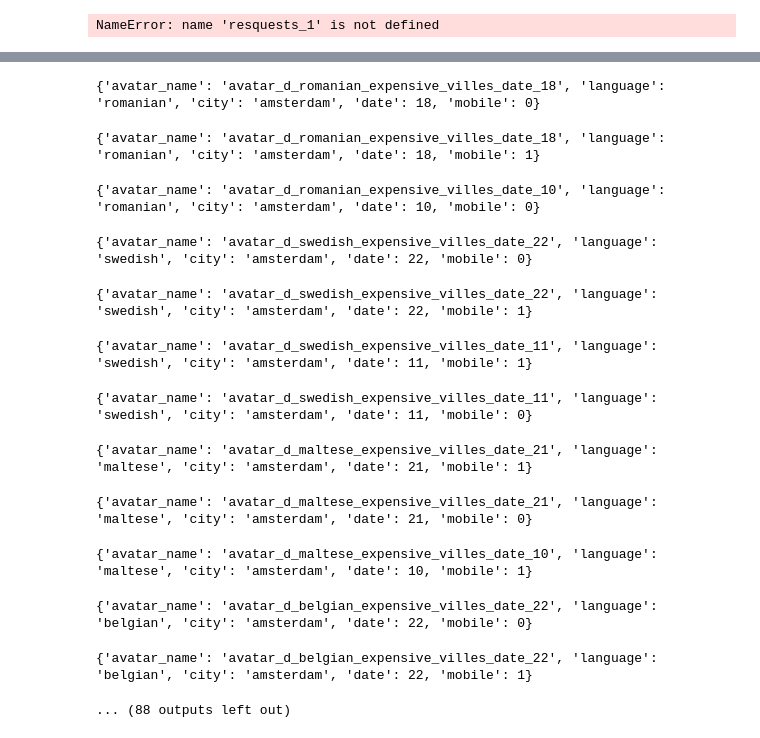
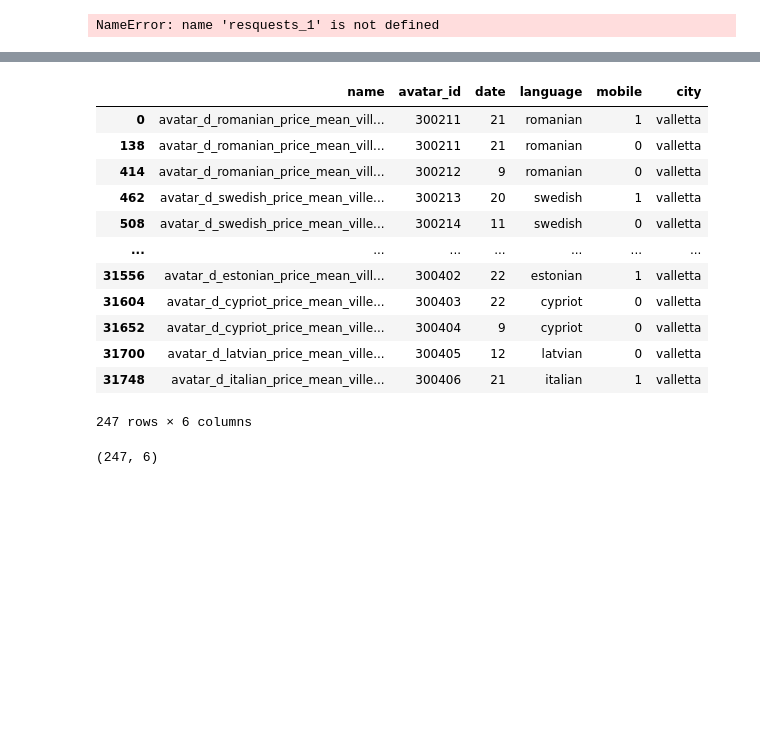
Before and after one commit to EliseBcl/D-fi_IA_2023, a Jupyter notebook: defi_ia_2023.ipynb, the cells around one changed output, grey strips where cells are left out. Drawn from its saved outputs; the diff is of its cells as text; code cells hidden in the pictures; blank space fills up the shorter version.

```diff
--- a/defi_ia_2023.ipynb
+++ b/defi_ia_2023.ipynb
@@ -1237,45 +1126,22 @@ display(sub_matrix_7_part2)
-# %%
-cities_expensive = ['paris', 'copenhagen', 'amsterdam']
-cities_cheap = ['sofia', 'vilnius', 'madrid']
-cities_price_mean = ['valletta', 'rome', 'vienna']
-date_list = [20,10]
-
-matrix_avatar = pd.DataFrame([],columns = ['avatar_id', 'name'])
-pricing_requests = []
-compteur = 0
-
-for i in range(visualisation.shape[0]):
-
-    params = {"avatar_name": visualisation.iloc[i]['name'] ,
-                "language": visualisation.iloc[i]['language'],
-                "city": cities_expensive[2]  ,
-                "date": visualisation.iloc[i]['date'] ,
-                "mobile": visualisation.iloc[i]['mobile'],
-                }
-    print(params)
-
-    r1 = requests.get(path(f"pricing/{user_id}"), params=params)
-    pricing_requests.append(pd.DataFrame(r1.json()['prices']).assign(**r1.json()['request']))
-    df_tmp = pd.DataFrame([(r1.json()['request']['avatar_id'],name)], columns=['avatar_id', 'name'])
-    matrix_avatar = matrix_avatar.append(df_tmp)
-
-
-pricing_requests = pd.concat(pricing_requests)
-matrix_avatar_df = pd.DataFrame(matrix_avatar)
-sub_matrix_7_part3 = pd.merge(pricing_requests,matrix_avatar_df)
-sub_matrix_7_part3.to_csv('requests_7_part3.csv')
-display(sub_matrix_7_part3)
-# %% [output]
-{'avatar_name': 'avatar_d_romanian_expensive_villes_date_18', 'language': 'romanian', 'city': 'amsterdam', 'date': 18, 'mobile': 0}
-{'avatar_name': 'avatar_d_romanian_expensive_villes_date_18', 'language': 'romanian', 'city': 'amsterdam', 'date': 18, 'mobile': 1}
-{'avatar_name': 'avatar_d_romanian_expensive_villes_date_10', 'language': 'romanian', 'city': 'amsterdam', 'date': 10, 'mobile': 0}
-{'avatar_name': 'avatar_d_swedish_expensive_villes_date_22', 'language': 'swedish', 'city': 'amsterdam', 'date': 22, 'mobile': 0}
-{'avatar_name': 'avatar_d_swedish_expensive_villes_date_22', 'language': 'swedish', 'city': 'amsterdam', 'date': 22, 'mobile': 1}
-{'avatar_name': 'avatar_d_swedish_expensive_villes_date_11', 'language': 'swedish', 'city': 'amsterdam', 'date': 11, 'mobile': 1}
-{'avatar_name': 'avatar_d_swedish_expensive_villes_date_11', 'language': 'swedish', 'city': 'amsterdam', 'date': 11, 'mobile': 0}
-{'avatar_name': 'avatar_d_maltese_expensive_villes_date_21', 'language': 'maltese', 'city': 'amsterdam', 'date': 21, 'mobile': 1}
-{'avatar_name': 'avatar_d_maltese_expensive_villes_date_21', 'language': 'maltese', 'city': 'amsterdam', 'date': 21, 'mobile': 0}
-{'avatar_name': 'avatar_d_maltese_expensive_villes_date_10', 'language': 'maltese', 'city': 'amsterdam', 'date': 10, 'mobile': 1}
-{'avatar_name': 'avatar_d_belgian_expensive_villes_date_22', 'language': 'belgian', 'city': 'amsterdam', 'date': 22, 'mobile': 0}
-{'avatar_name': 'avatar_d_belgian_expensive_villes_date_22', 'language': 'belgian', 'city': 'amsterdam', 'date': 22, 'mobile': 1}
-... (88 outputs left out)
+# %%
+new_matrix = pd.DataFrame(sub_matrix_9['name'].unique(),columns = ['name'])
+visualisation = pd.merge(new_matrix,sub_matrix_9, copy = False)
+subset_requests = sub_matrix_9[['name', 'avatar_id', 'date', 'language', 'mobile', 'city']]
+visualisation = subset_requests.drop_duplicates()
+display(visualisation)
+print(visualisation.shape)
+# %% [output]
+|  | name | avatar_id | date | language | mobile | city |
+| 0 | avatar_d_romanian_price_mean_vill... | 300211 | 21 | romanian | 1 | valletta |
+| 138 | avatar_d_romanian_price_mean_vill... | 300211 | 21 | romanian | 0 | valletta |
+| 414 | avatar_d_romanian_price_mean_vill... | 300212 | 9 | romanian | 0 | valletta |
+| 462 | avatar_d_swedish_price_mean_ville... | 300213 | 20 | swedish | 1 | valletta |
+| 508 | avatar_d_swedish_price_mean_ville... | 300214 | 11 | swedish | 0 | valletta |
+| ... | ... | ... | ... | ... | ... | ... |
+| 31556 | avatar_d_estonian_price_mean_vill... | 300402 | 22 | estonian | 1 | valletta |
+| 31604 | avatar_d_cypriot_price_mean_ville... | 300403 | 22 | cypriot | 0 | valletta |
+| 31652 | avatar_d_cypriot_price_mean_ville... | 300404 | 9 | cypriot | 0 | valletta |
+| 31700 | avatar_d_latvian_price_mean_ville... | 300405 | 12 | latvian | 0 | valletta |
+| 31748 | avatar_d_italian_price_mean_ville... | 300406 | 21 | italian | 1 | valletta |
+247 rows × 6 columns
+(247, 6)
```
Also changed, not shown: parts of 8 cells of this notebook.
